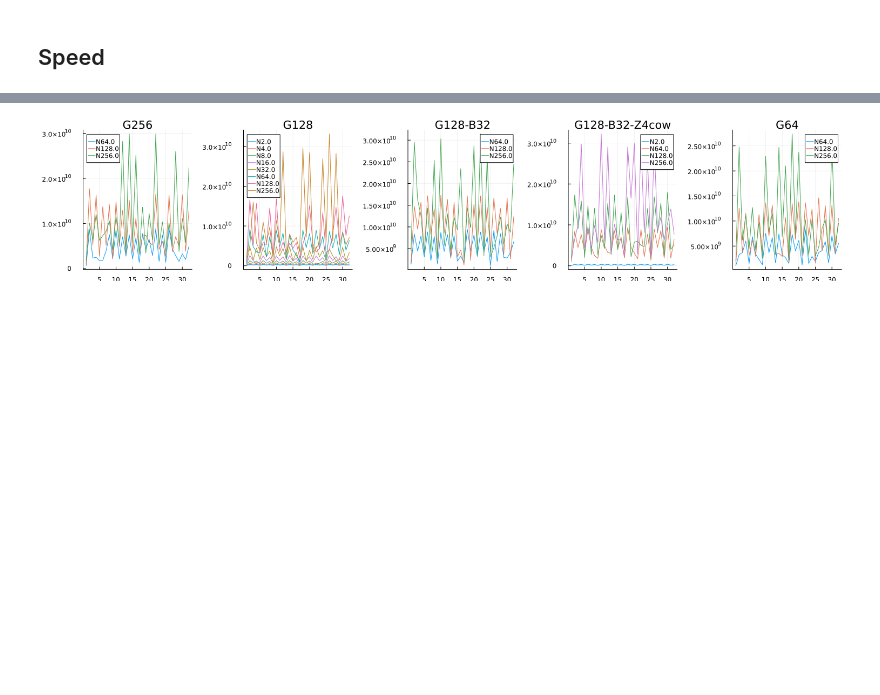
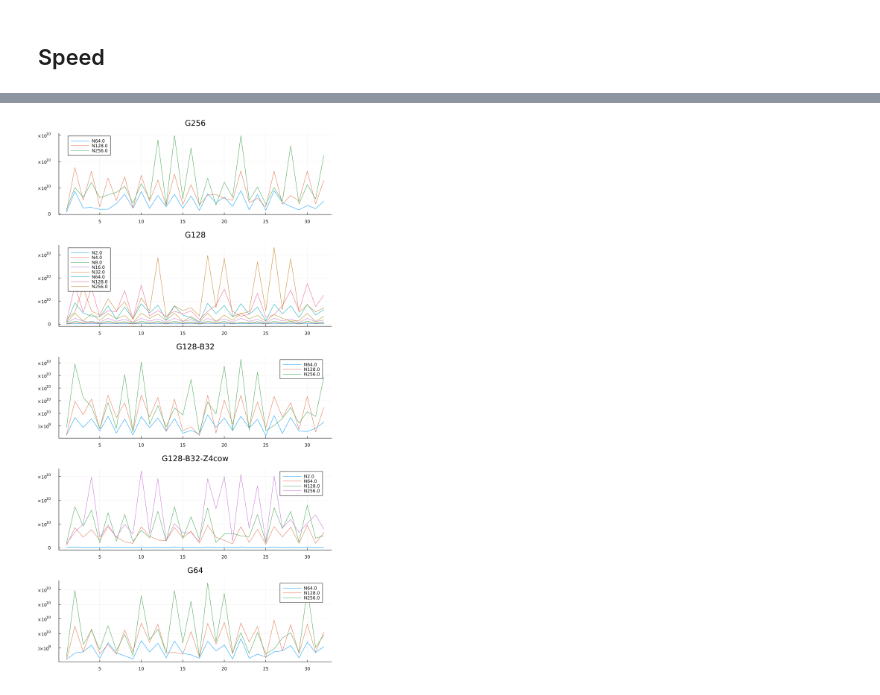
Before and after one commit to lwJi/ETK-Scaling-Tests, a Jupyter notebook: frontier/ipynb/magTOV-Levels7.ipynb, the cells around one changed output, grey strips where cells are left out. Drawn from its saved outputs; the diff is of its cells as text; code cells hidden in the pictures; blank space fills up the shorter version.

```diff
--- a/frontier/ipynb/magTOV-Levels7.ipynb
+++ b/frontier/ipynb/magTOV-Levels7.ipynb
@@ -120,7 +120,7 @@ let patt_dirss = [
         end
     end
 
-    plt = plot(plts..., layout=(1,5), size=(1500, 300))
+    plt = plot(plts..., layout=(5,1), size=(800, 1500))
     display(plt)
 end
 # %% [output]
@@ -134,32 +134,32 @@ let patt_dirss = [
             (r"Z4c_L7_G128-N\d+-MPI\d+_r0000", "G128"),
         ], "../data/magTOV/Levels7/Weak/Block8", :cross),
         ([
             (r"Z4c_L7_G128-N\d+-MPI\d+_r0000", "G128-B32"),
         ], "../data/magTOV/Levels7/Weak/Block32", :xcross),
         ([
             (r"Z4cow_L7_G128-N\d+-MPI\d+_r0000", "G128-B32-Z4cow"),
         ], "../data/magTOV/Levels7/Weak/Block32", :star4),
         ([
             (r"Z4c_L7_G64-N\d+-MPI\d+_r0000", "G64"),
         ], "../data/magTOV/Levels7/Weak/Block8", :cross),
     ]
 
     #
     plts = []
     for (patterns, parent_dir, mark) in patt_dirss
         (vals, titles) = PltTools.LoadData.load_values(patterns, parent_dir; option="ZcsPerSecond")
         for (j, val) in enumerate(vals)
             (dats, labs) = val
             plt = plot(title=titles[j])
             for (i, dat) in enumerate(dats)
                 plot!(plt, dat[1], dat[4], label=labs[i])
             end
             push!(plts, plt)
         end
     end
 
-    plt = plot(plts..., layout=(1,5), size=(1500, 300))
+    plt = plot(plts..., layout=(5,1), size=(800, 1500))
     display(plt)
 end
 # %% [output]
-[figure, old version]
+[figure, new version]
```
Also changed, not shown: parts of 2 cells of this notebook.
